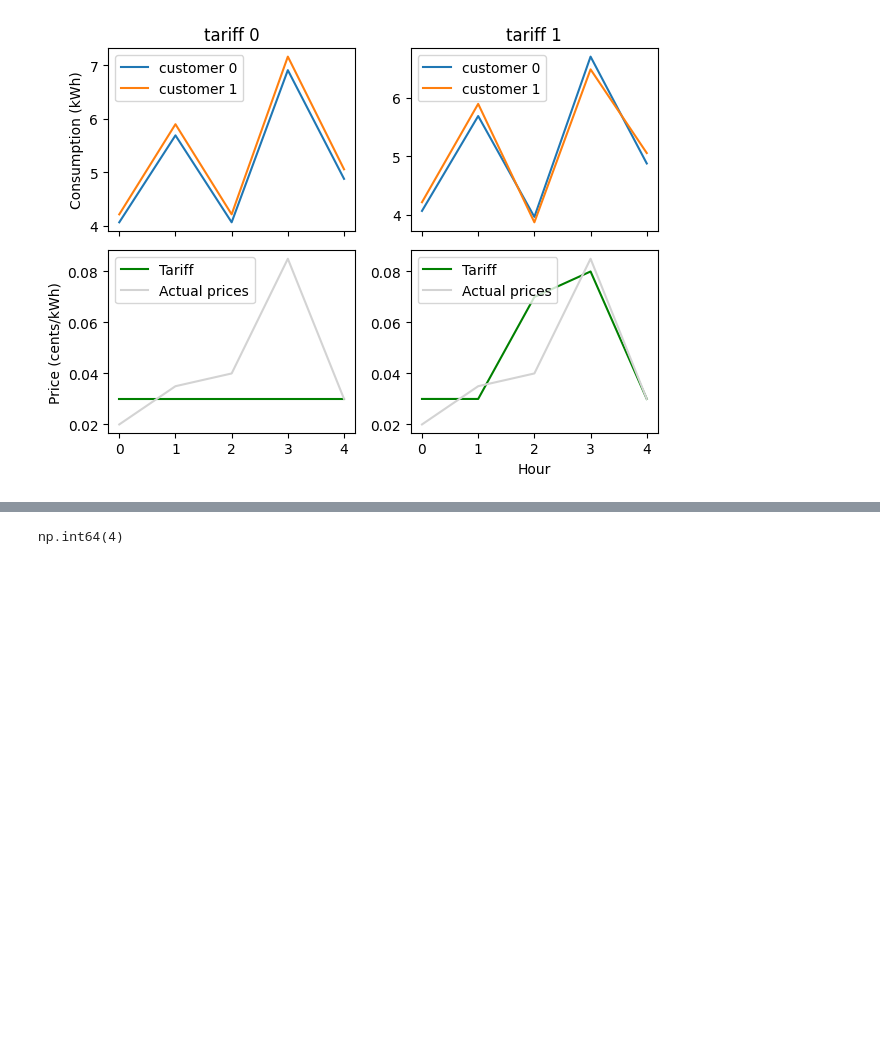
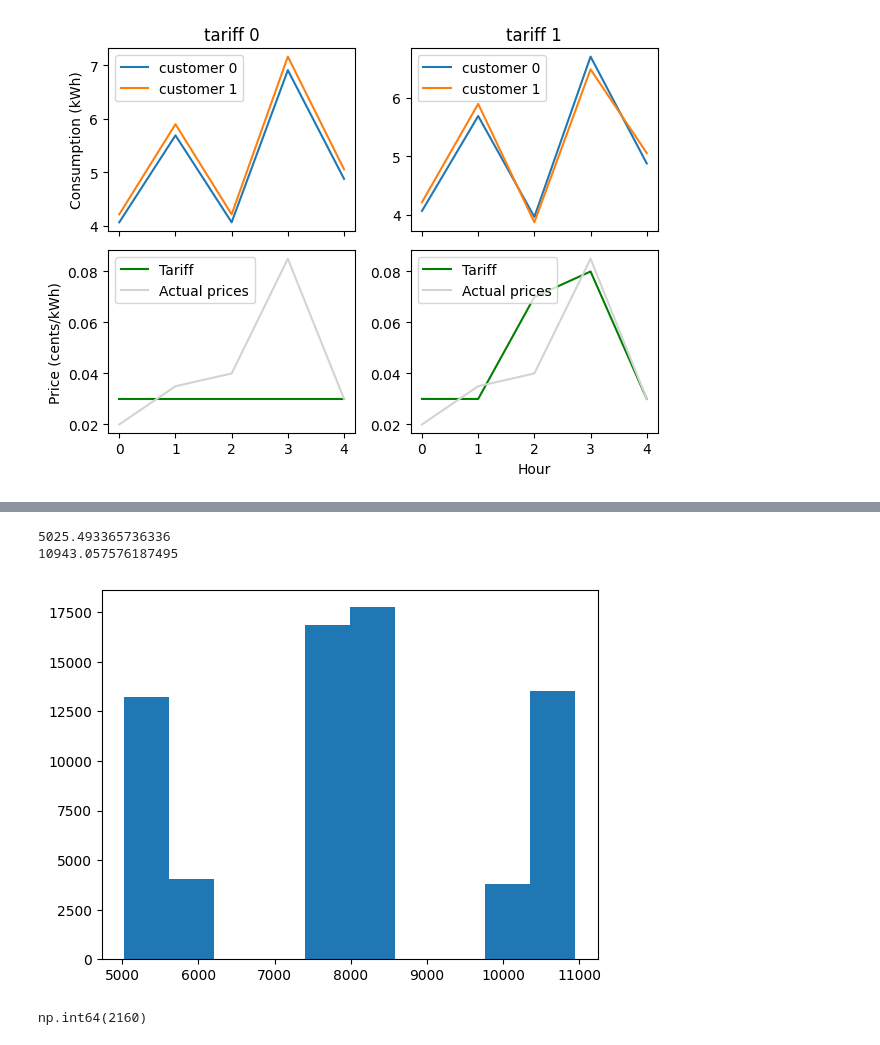
Before and after one commit to dshen109/tariff-design-problem, a Jupyter notebook: notebooks/tariff-generator.ipynb, the cells around one changed output, grey strips where cells are left out. Drawn from its saved outputs; the diff is of its cells as text; code cells hidden in the pictures; blank space fills up the shorter version.

Commit message:
reduce number of tariff choices

```diff
--- a/notebooks/tariff-generator.ipynb
+++ b/notebooks/tariff-generator.ipynb
@@ -187,7 +187,8 @@ Tariff B bill for class B: 3.2443434524705834
 def make_tariff_set(prices, base_consumptions_A, base_consumptions_B,
                     base_prices_A, base_prices_B, elasticities_A,
                     elasticities_B, n_customers_A=1, n_customers_B=1,
-                    fixed_charges=None, volumetric_prices=None):
+                    fixed_charges=None, volumetric_prices=None,
+                    n_prices_daily=2):
     """
     Make and evaluate a set of tariffs over the given information.
 
@@ -205,6 +206,7 @@ def make_tariff_set(prices, base_consumptions_A, base_consumptions_B,
     :param array fixed_charges: list of possible fixed charges for each tariff
     :param array volumetric_prices: list of possible volumetric prices for
         the tariff
+    :param int n_prices_daily: maximum number of allowable prices per day
     """
     if elasticities_A > 0 or elasticities_B > 0:
         raise ValueError("Elasticities must be negative.")
@@ -234,6 +236,10 @@ def make_tariff_set(prices, base_consumptions_A, base_consumptions_B,
                                      range(n_fixed_charges)):
         a_volumetric_prices = volumetric_prices[a_volume, :]
         b_volumetric_prices = volumetric_prices[b_volume, :]
+        if np.unique(a_volumetric_prices).size > n_prices_daily:
+            continue
+        if np.unique(b_volumetric_prices).size > n_prices_daily:
+            continue
         a_fixed = fixed_charges[a_fix]
         b_fixed = fixed_charges[b_fix]
 
@@ -275,7 +281,7 @@ def make_tariff_set(prices, base_consumptions_A, base_consumptions_B,
             ])
         )
         count += 1
-        if count % 5000 == 0:
+        if count % 20000 == 0:
             print(f"Generated {count} of {total_combos} tariffs...")
 
     print("Done")
@@ -288,7 +298,7 @@ def make_tariff_set(prices, base_consumptions_A, base_consumptions_B,
 base_prices = np.full_like(prices, 0.05)
 
 # Create all possible combinations of volumetric prices
-price_options = np.arange(0.2, 0.26, 0.05)
+price_options = np.arange(0.05, 0.26, 0.1)
 # Cycle through price options and create all combinations
 volumetric_prices = []
 
@@ -296,7 +306,7 @@ for sequence in itertools.product(price_options, repeat=5):
     volumetric_prices.append(np.array(sequence))
 volumetric_prices = np.array(volumetric_prices)
 
-fixed_charges = [25, 50, 100]
+fixed_charges = [25, 50]
 
 tariff_set, tariff_book = make_tariff_set(prices, base_consumptions_A=consumption,
                 base_consumptions_B=consumption,
@@ -333,17 +343,20 @@ def recovery_rate(cost_A, cost_B, cost_fixed, revenue_A, revenue_B):
 # %%
 # For each tariff, evaluate the outcomes.
 tariff_outcomes = []
-fixed_costs = [10 * 500, 20 * 1000]
-for tariff, fixed_cost in itertools.product(tariff_set, fixed_costs):
-    tariff_outcomes.append(tariff)
+fixed_costs_to_recover = [10 * 500, 20 * 1000]
+for tariff, fixed_cost in itertools.product(tariff_set, fixed_costs_to_recover):
+    tariff_outcomes.append(tariff.copy())
     subsidy, recovery = outcomes(
         tariff['revenue_A'], tariff['revenue_B'], tariff['energy_cost_A'],
         tariff['energy_cost_B'], tariff['fixedfracA'], fixed_cost
     )
+    tariff_outcomes[-1]['combo-id'] = f"{tariff['tariff_id']}-{fixed_cost}"
     tariff_outcomes[-1]['fixed_cost'] = fixed_cost
     tariff_outcomes[-1]['subsidy'] = subsidy
     tariff_outcomes[-1]['recovery'] = recovery
     tariff_outcomes[-1]['total_complexity'] = tariff['complexity_A'] + tariff['complexity_B']
-tariff_outcomes = pd.DataFrame(tariff_outcomes)
+tariff_outcomes_df = pd.DataFrame(tariff_outcomes)
 # Drop the columns which are arrays
-tariff_outcomes = tariff_outcomes.drop(columns=['energy_A_kWh', 'energy_B_kWh'])
+tariff_outcomes_df = tariff_outcomes_df.drop(columns=['energy_A_kWh', 'energy_B_kWh'])
+tariff_outcomes_df.set_index('combo-id', inplace=True)
+tariff_outcomes_df.head()
@@ -350,4 +371,17 @@ tariff_outcomes = tariff_outcomes.drop(columns=['energy_A_kWh', 'energy_B_kWh'])
+# %%
+fixed_charges_supported = (
+    tariff_outcomes_df['revenue_A'] + tariff_outcomes_df['revenue_B'] -
+    tariff_outcomes_df['energy_cost_A'] - tariff_outcomes_df['energy_cost_B']
+)
+plt.hist(fixed_charges_supported)
+
+print(fixed_charges_supported.min())
+print(fixed_charges_supported.max())
+# %% [output]
+5025.493365736336
+10943.057576187495
+[figure, added]
 # %%
-tariff_outcomes.query('recovery > 0.01')['total_complexity'].max()
+(tariff_outcomes_df.query('recovery > 0.01')['total_complexity'] == 3).sum()
 # %% [output]
-np.int64(4)
+np.int64(2160)
```
Also changed, not shown: parts of 5 cells of this notebook, 5 other files.
